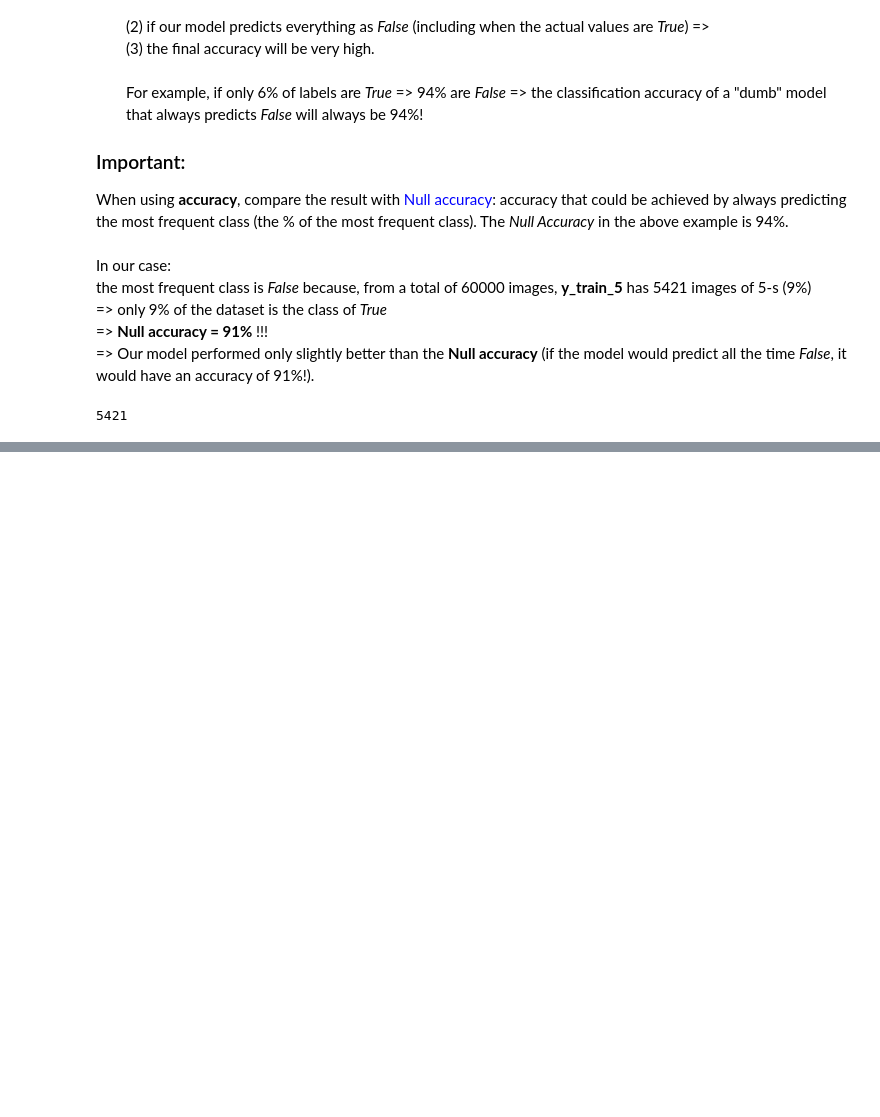
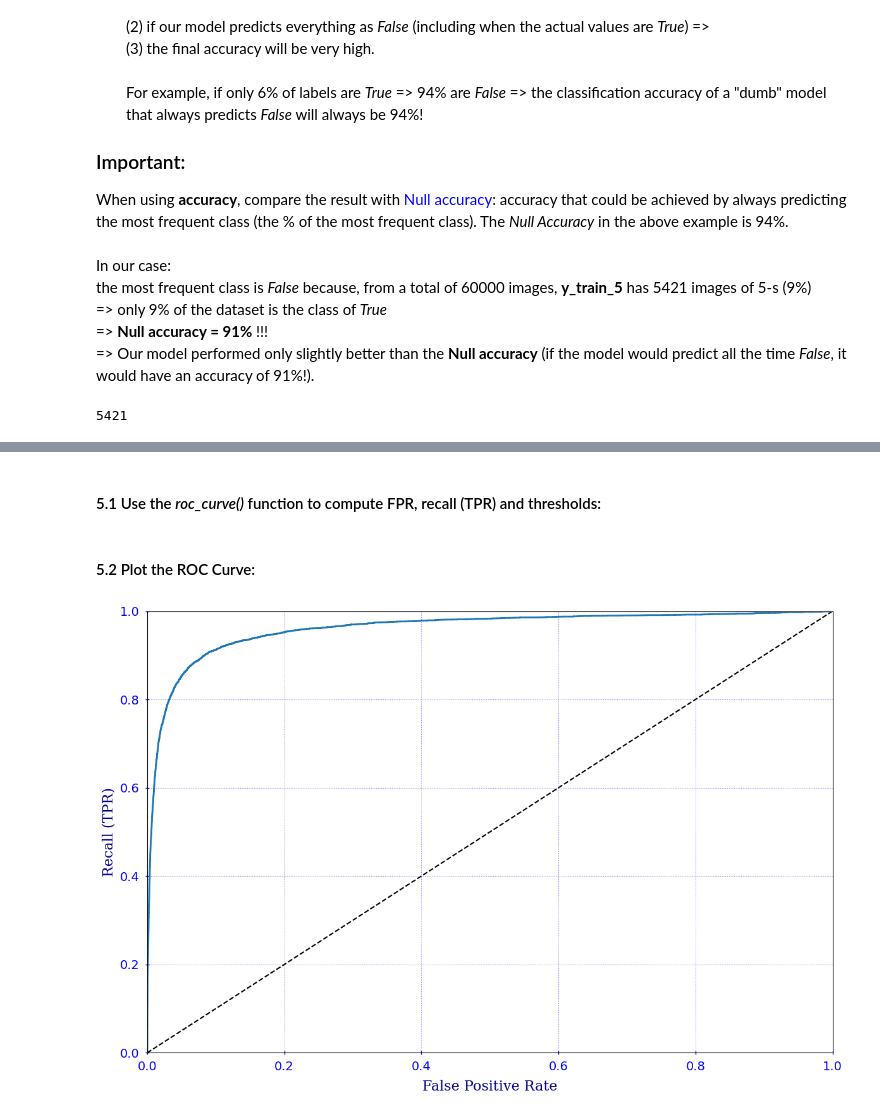
Before and after one commit to marius2347/MNIST-Dataset-Classification-using-Machine-Learning-in-Python, a Jupyter notebook: classification.ipynb, the cells around one changed output, grey strips where cells are left out. Drawn from its saved outputs; the diff is of its cells as text; code cells hidden in the pictures; blank space fills up the shorter version.

```diff
--- a/classification.ipynb
+++ b/classification.ipynb
@@ -357,0 +768,2 @@ np.count_nonzero(y_train_5)  # 5421;  Counts the number of non-zero values into
+# %%
+y_scores = cross_val_predict(sgd_clf, X_train, y_train_5, cv=3, method="decision_function")
@@ -357,0 +814,53 @@ np.count_nonzero(y_train_5)  # 5421;  Counts the number of non-zero values into
+# %% [markdown]
+#### 5.1 Use the <i>roc_curve()</i> function to compute FPR, recall (TPR) and thresholds:
+# %%
+from sklearn.metrics import roc_curve
+
+fpr, tpr, thresholds = roc_curve(y_train_5, y_scores)  # FPR = 1 - TNR = 1 - specificity
+# %% [markdown]
+#### 5.2 Plot the ROC Curve:
+# %%
+
+plt.subplots(figsize=(12, 8))     # Define the size of the plot
+
+plt.plot(fpr, tpr, linewidth=2)   # Plt FPR vs. TPR, using a line with width = 2 points
+
+plt.plot([0, 1], [0, 1], 'k--')   # Plot a black, dashed line, from the origin (0, 0) to (1, 1)
+
+
+# Set the text and font properties for ox and 0y axes:
+
+plt.xlabel("False Positive Rate",labelpad=8, color='darkblue', name='serif', size=16)
+plt.ylabel("Recall (TPR)", color='darkblue', name='serif', size=16)
+
+
+# Set the properties of tick-marks on both axes:
+
+plt.tick_params(axis="both",    # other options besides 'both': 'x', 'y'
+                which='major',  # Which ticks to apply the following settings; options: 'major', 'minor', 'both'
+                color='b',
+                direction='inout',             # Ticks direction: 'in','out', 'inout'
+                length=4, width=1,
+                labelcolor='b', labelsize=14,
+                pad=7)                         # Distance from tick to label (in points)
+
+plt.axis([0, 1, 0, 1])  # ox and oy axes from 0 to 1
+
+# Place the left spine (oy axis) to x=0 and y=0, respectively:
+
+ax = plt.gca()                                 # gca (get current axes) - returns the current subplot
+                                               # (necessary to set the position of the oy axis)
+
+ax.spines['left'].set_position(('data', 0))    # Set the position of oy axis ('left' axis) on (0, 0)
+                                               # ('data' to be ploted on ox is FPR and starts from 0)
+
+ax.spines['bottom'].set_position(('data', 0))  # Set the position of ox axis on (0, 0)
+
+plt.grid(which='both',                         # 'both', 'minor', 'major' (default)
+         axis='both',                          # 'both', 'x', 'y'
+         color='b', alpha=0.5, linestyle=':', linewidth=0.75) # Properties of gridlines
+
+plt.tight_layout()  # Automatically fits the plot within the limits of the figure
+plt.show()
+# %% [output]
+[figure, added]
```
Also changed, not shown: parts of 147 cells of this notebook.
